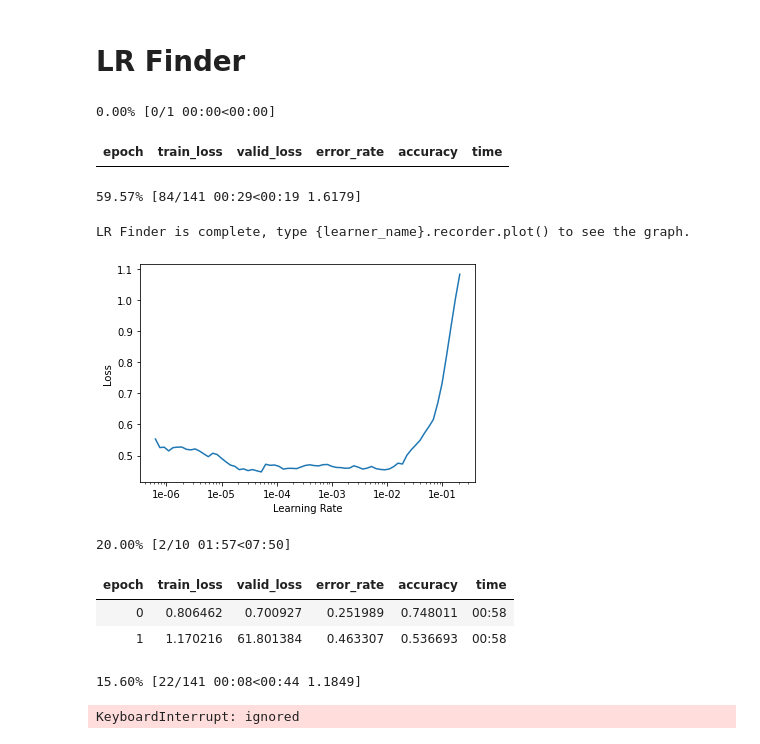
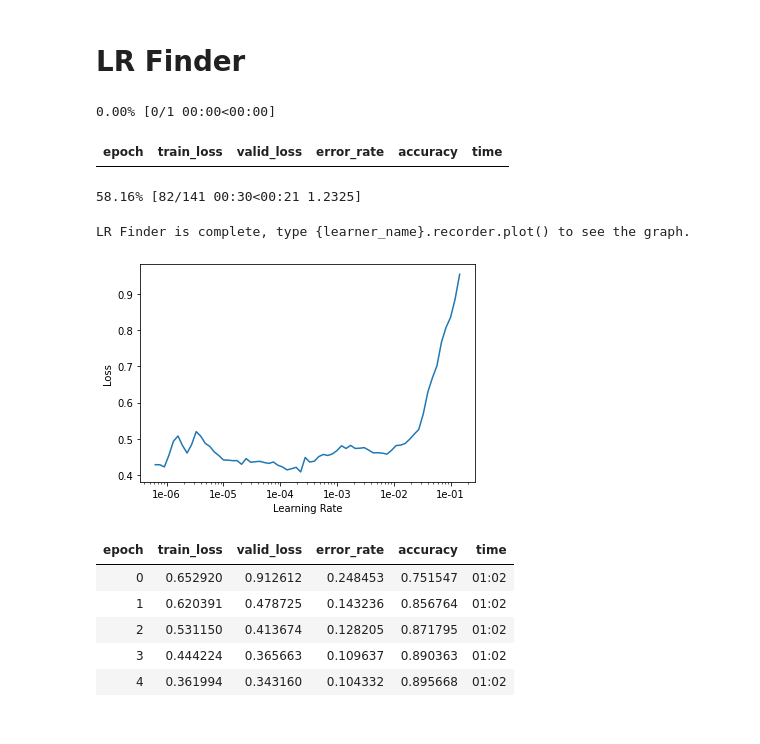
Before and after one commit to IsraelAbebe/cassava_disease_classification, a Jupyter notebook: Israel_exp/FAST_AI.ipynb, the cells around one changed output. Saved outputs shown, nothing was run; the diff lists cells and outputs as text; code cells hidden in the pictures.

```diff
--- a/Israel_exp/FAST_AI.ipynb
+++ b/Israel_exp/FAST_AI.ipynb
@@ -85,3 +82,16 @@ tfms = get_transforms()
+# %%
+path=""
+
+transform_kwargs = {"do_flip": True,
+                    "flip_vert": True,
+                    "max_rotate": 180,
+                    "max_zoom": 1.1,
+                    "max_lighting": 0.2,
+                    "max_warp": 0.2,
+                    "p_affine": 0.75,
+                    "p_lighting": 0.7}
+
+tfms = get_transforms(**transform_kwargs)
 # %%
 data = ImageDataBunch.from_name_func(path, imagePatches, label_func=get_labels,  size=256,
                                      bs=32,num_workers=2,test = test_path,ds_tfms=tfms
@@ -101,4 +113,6 @@ len(data.classes),data.c
 # %%
 ## To create a ResNET 50 with pretrained weights
 learn = create_cnn(data,models.densenet121, metrics=[error_rate,accuracy])
+learn.load('densenet121_86.pt')
+# learn = create_cnn(data,models.vgg19_bn, metrics=[error_rate,accuracy])
 # %% [output]
@@ -145,16 +180,16 @@ learn.recorder.plot()
 # %% [output]
 0.00% [0/1 00:00<00:00]
 | epoch | train_loss | valid_loss | error_rate | accuracy | time |
-59.57% [84/141 00:29<00:19 1.6179]
+58.16% [82/141 00:30<00:21 1.2325]
 LR Finder is complete, type {learner_name}.recorder.plot() to see the graph.
-[figure, old version]
+[figure, new version]
 # %%
 learn.unfreeze()
-learn.fit_one_cycle(10, max_lr=slice(1e-3,1e-2))
+learn.fit_one_cycle(5, max_lr=slice(1e-4,1e-2))
 # %% [output]
-20.00% [2/10 01:57<07:50]
 | epoch | train_loss | valid_loss | error_rate | accuracy | time |
-| 0 | 0.806462 | 0.700927 | 0.251989 | 0.748011 | 00:58 |
-| 1 | 1.170216 | 61.801384 | 0.463307 | 0.536693 | 00:58 |
+| 0 | 0.652920 | 0.912612 | 0.248453 | 0.751547 | 01:02 |
+| 1 | 0.620391 | 0.478725 | 0.143236 | 0.856764 | 01:02 |
+| 2 | 0.531150 | 0.413674 | 0.128205 | 0.871795 | 01:02 |
+| 3 | 0.444224 | 0.365663 | 0.109637 | 0.890363 | 01:02 |
+| 4 | 0.361994 | 0.343160 | 0.104332 | 0.895668 | 01:02 |
-15.60% [22/141 00:08<00:44 1.1849]
-KeyboardInterrupt: ignored
```
Also changed, not shown: parts of 8 cells of this notebook.
